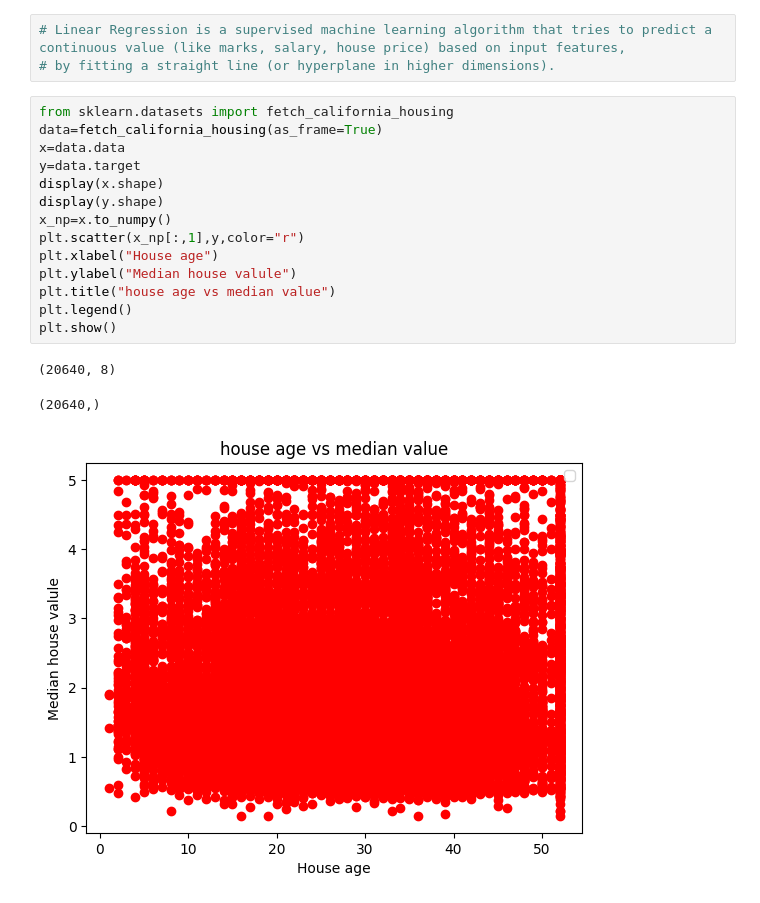
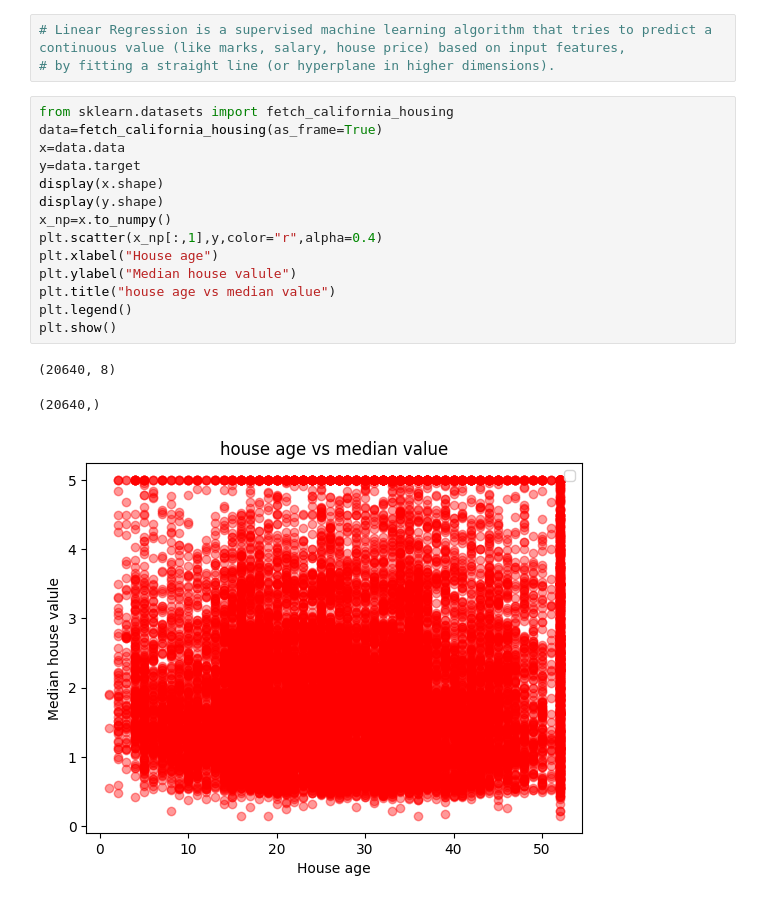
Before and after one commit to vedprakash8721/Abhishek-Data-Science-Portfolio, a Jupyter notebook: Machine Learning/Linear Regression.ipynb, the cells around one changed output. Drawn from its saved outputs; the diff is of its cells as text.

Commit message:
overlapping data are shown through alpha

```diff
--- a/Machine Learning/Linear Regression.ipynb
+++ b/Machine Learning/Linear Regression.ipynb
@@ -20,18 +20,18 @@ from sklearn import linear_model
 # %%
 from sklearn.datasets import fetch_california_housing
 data=fetch_california_housing(as_frame=True)
 x=data.data
 y=data.target
 display(x.shape)
 display(y.shape)
 x_np=x.to_numpy()
-plt.scatter(x_np[:,1],y,color="r")
+plt.scatter(x_np[:,1],y,color="r",alpha=0.4)
 plt.xlabel("House age")
 plt.ylabel("Median house valule")
 plt.title("house age vs median value")
 plt.legend()
 plt.show()
 # %% [output]
 (20640, 8)
 (20640,)
-[figure, old version]
+[figure, new version]
```
